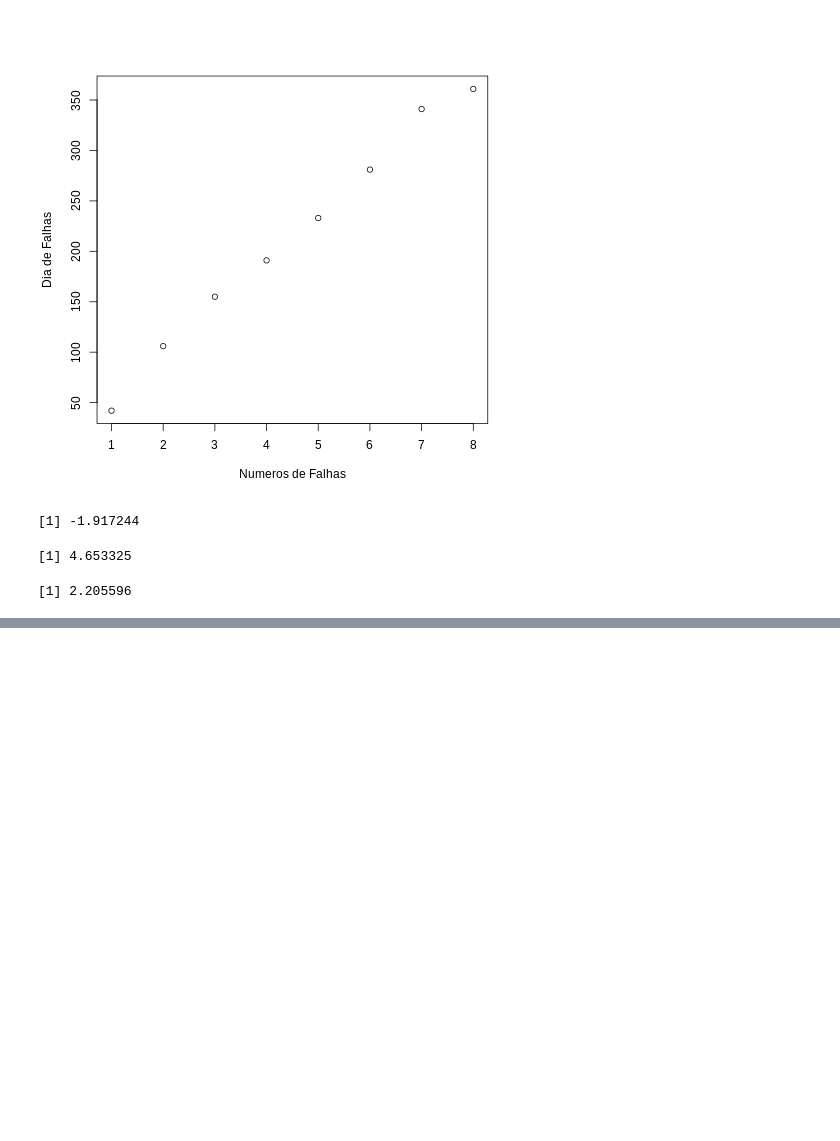
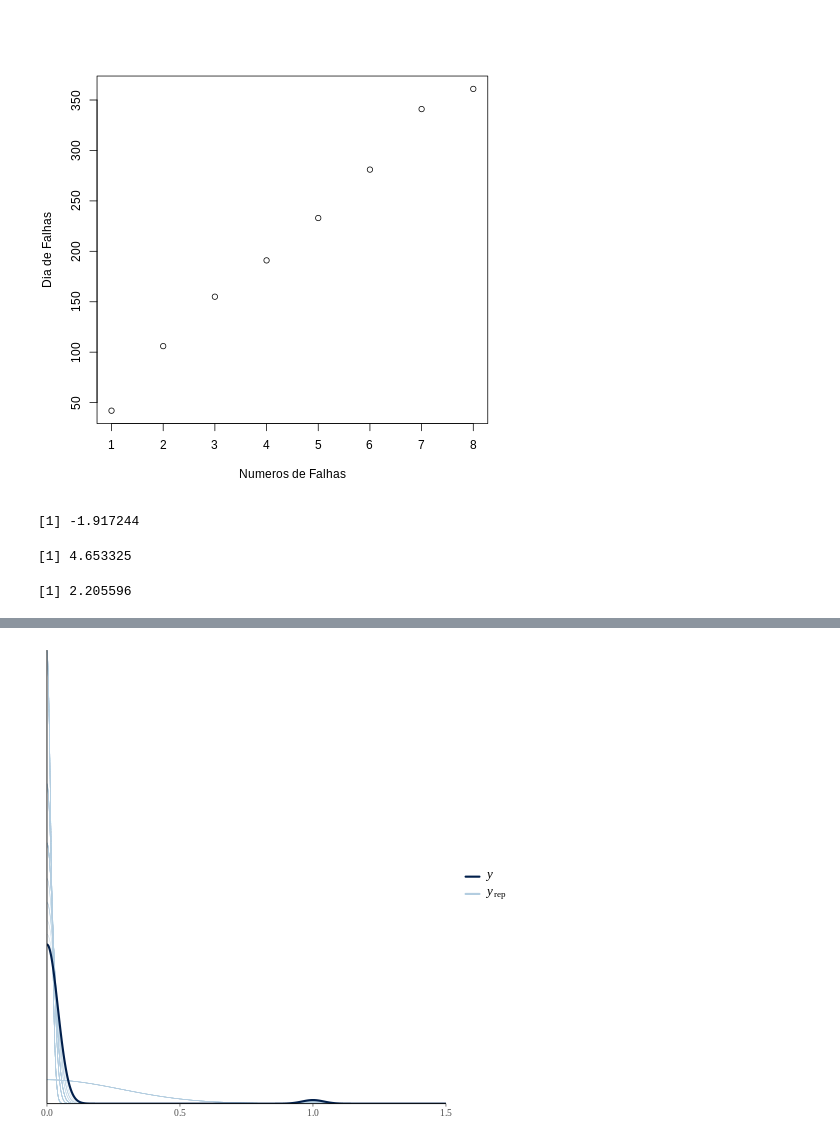
Before and after one commit to uervitonsantos/Atividade_Analise_Bayeseana_Com_RSTAN, a Jupyter notebook: trabalho_de_estatistivca_bayesiana.ipynb, the cells around one changed output, grey strips where cells are left out. Drawn from its saved outputs; the diff is of its cells as text; code cells hidden in the pictures; blank space fills up the shorter version.

```diff
--- a/trabalho_de_estatistivca_bayesiana.ipynb
+++ b/trabalho_de_estatistivca_bayesiana.ipynb
@@ -161,0 +204,5 @@ Chain 4:
+# %%
+%%R
+pp_check(stan_glm2, ndraws = 50) + xlim(0, 1.5)
+# %% [output]
+[figure, added]
```
Also changed, not shown: parts of 12 cells of this notebook.
